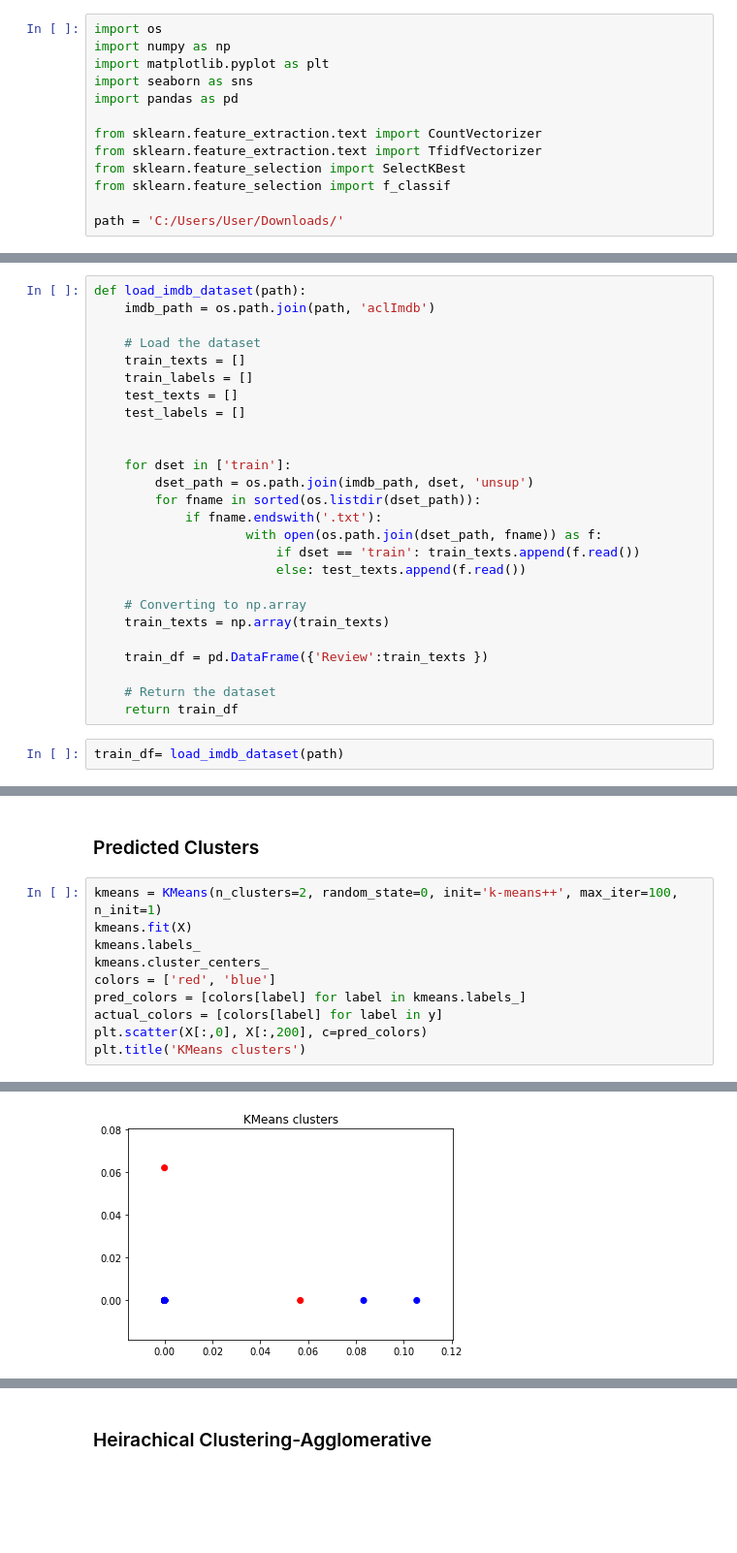
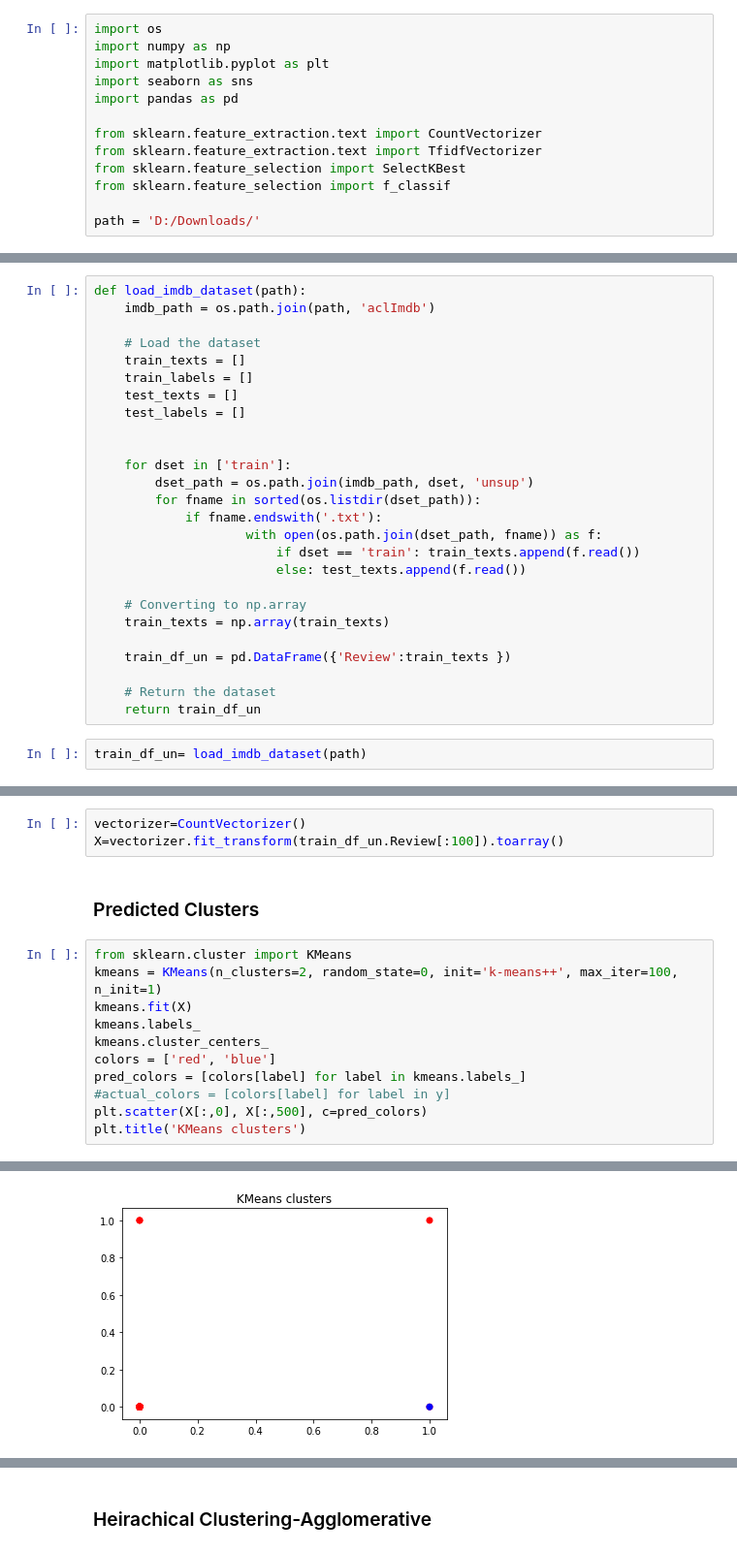
Before and after one commit to rishickesh/Data-science, a Jupyter notebook: imdb.ipynb, the cells around one changed output, grey strips where cells are left out. Shown at 97% size. Drawn from its saved outputs; the diff is of its cells as text; blank space fills up the shorter version.

```diff
--- a/imdb.ipynb
+++ b/imdb.ipynb
@@ -12,7 +12,7 @@ from sklearn.feature_extraction.text import TfidfVectorizer
 from sklearn.feature_selection import SelectKBest
 from sklearn.feature_selection import f_classif
 
-path = 'C:/Users/User/Downloads/'
+path = 'D:/Downloads/'
 # %% [markdown]
 ### Load the IMDB dataset from the folder
 # %%
@@ -338,10 +390,10 @@ def load_imdb_dataset(path):
     # Converting to np.array
     train_texts = np.array(train_texts)
 
-    train_df = pd.DataFrame({'Review':train_texts })
+    train_df_un = pd.DataFrame({'Review':train_texts })
 
     # Return the dataset
-    return train_df
+    return train_df_un
 # %%
-train_df= load_imdb_dataset(path)
+train_df_un= load_imdb_dataset(path)
 # %%
@@ -674,15 +762,19 @@ X=vectorizer.fit_transform(data.Review[:50]).toarray()
+# %%
+vectorizer=CountVectorizer()
+X=vectorizer.fit_transform(train_df_un.Review[:100]).toarray()
 # %% [markdown]
 ### Predicted Clusters
 # %%
+from sklearn.cluster import KMeans
 kmeans = KMeans(n_clusters=2, random_state=0, init='k-means++', max_iter=100, n_init=1)
 kmeans.fit(X)
 kmeans.labels_
 kmeans.cluster_centers_
 colors = ['red', 'blue']
 pred_colors = [colors[label] for label in kmeans.labels_]
-actual_colors = [colors[label] for label in y]
-plt.scatter(X[:,0], X[:,200], c=pred_colors)
+#actual_colors = [colors[label] for label in y]
+plt.scatter(X[:,0], X[:,500], c=pred_colors)
 plt.title('KMeans clusters')
 # %% [output]
 Text(0.5,1,u'KMeans clusters')
-[figure, old version]
+[figure, new version]
```
Also changed, not shown: parts of 68 cells of this notebook, 1 other file.
